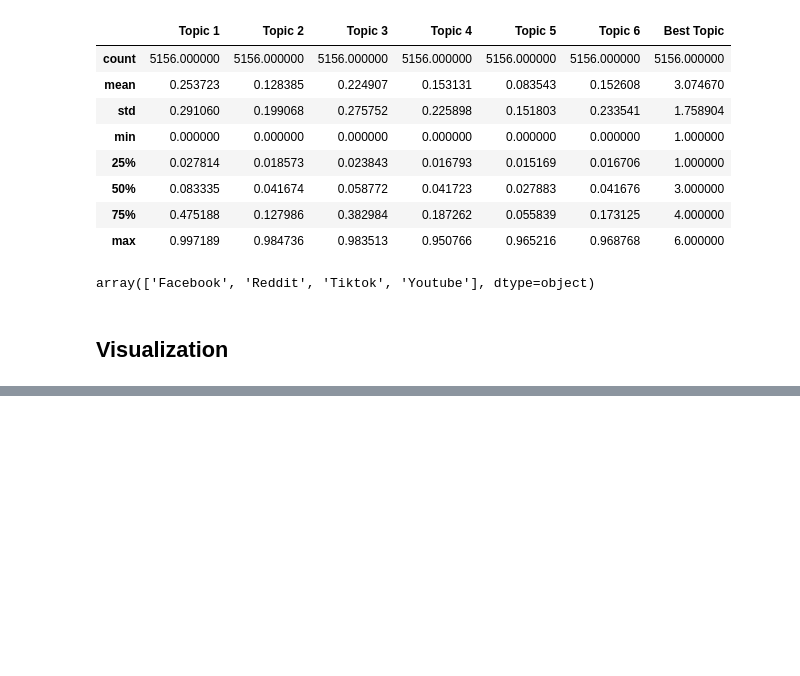
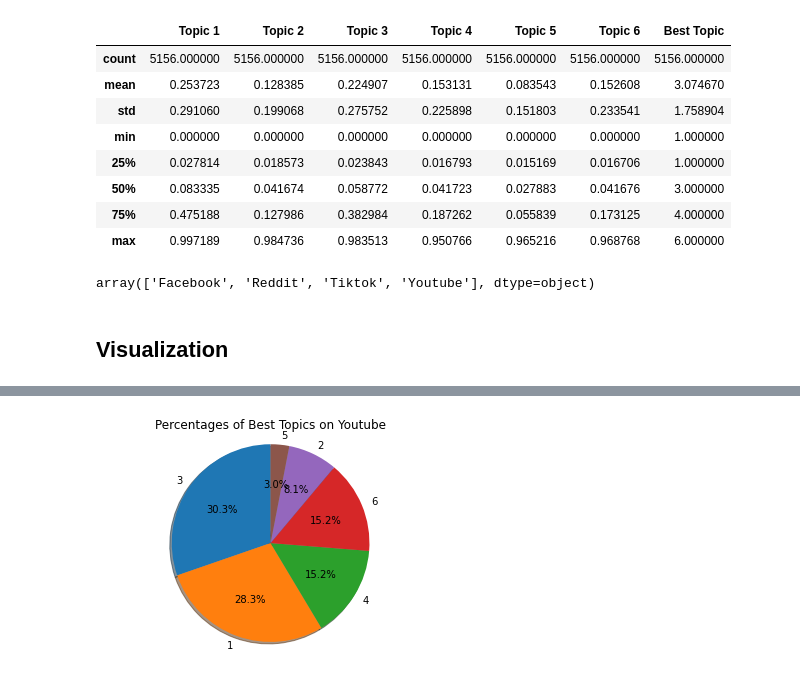
Before and after one commit to ABCD-EDU/LDA-ph-inflation, a Jupyter notebook: eda_labelled.ipynb, the cells around one changed output, grey strips where cells are left out. Drawn from its saved outputs; the diff is of its cells as text; code cells hidden in the pictures; blank space fills up the shorter version.

```diff
--- a/eda_labelled.ipynb
+++ b/eda_labelled.ipynb
@@ -130 +141,6 @@ draw_bar_graph_for_text_visualization(df_yt, 'Youtube')
+# %%
+# Percentages of Best Topics on Youtube
+generate_pie_chart(df_yt, 'Youtube')
+# %% [output]
+[figure, added]
 # %%
```
Also changed, not shown: parts of 10 cells of this notebook.
